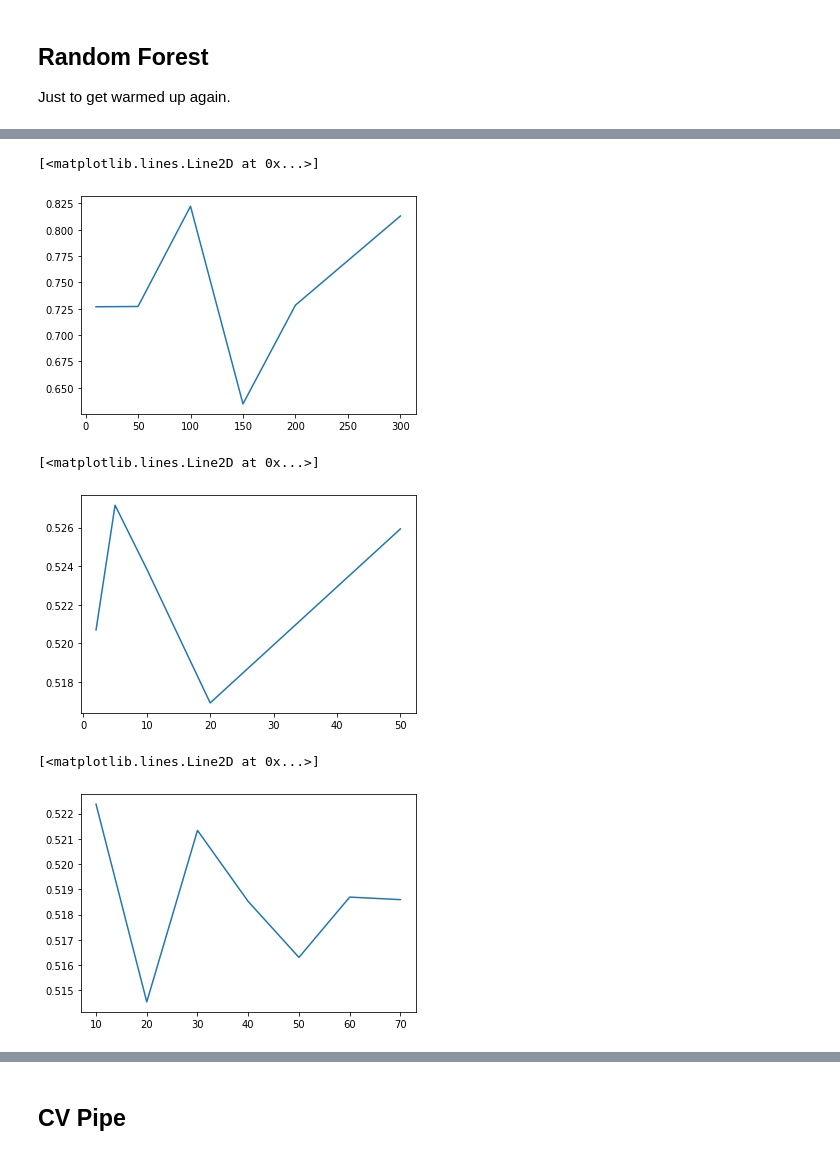
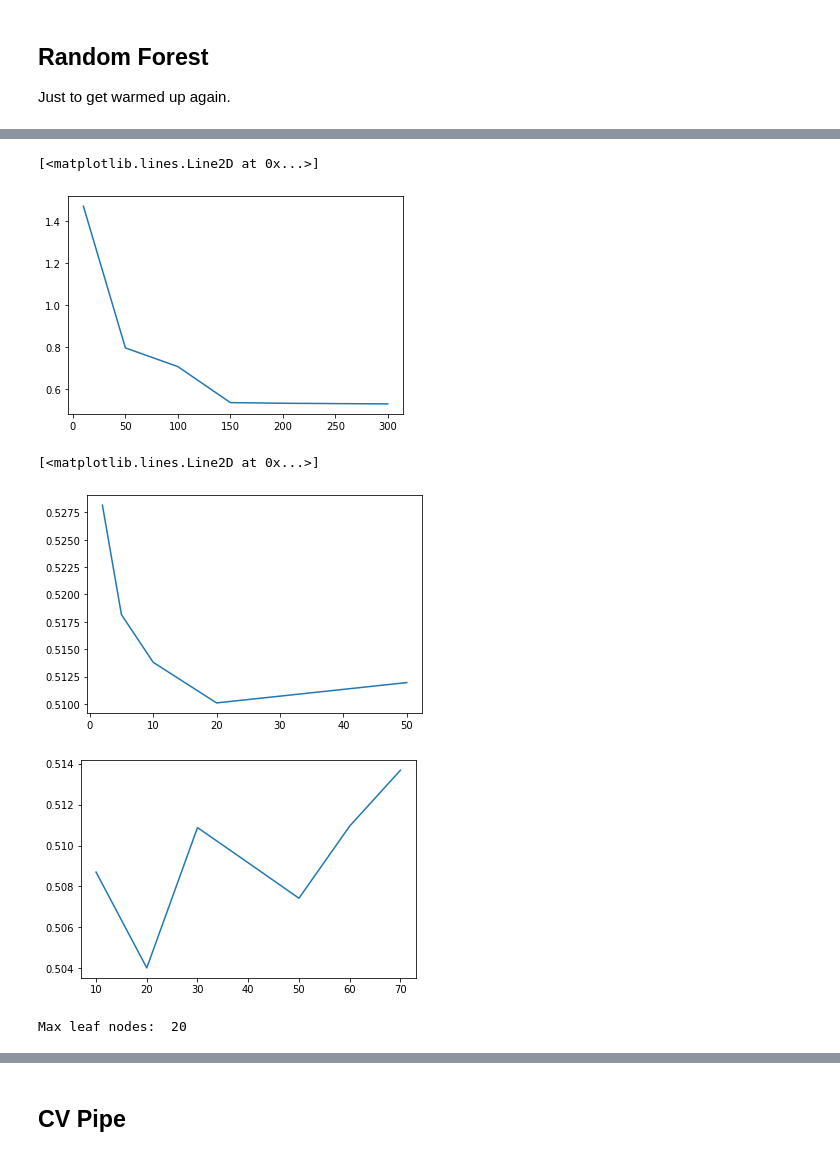
Before and after one commit to MatanFreedman/kaggle-march-madness-2021, a Jupyter notebook: notebooks/0.1-model-building.ipynb, the cells around one changed output, grey strips where cells are left out. Drawn from its saved outputs; the diff is of its cells as text; code cells hidden in the pictures.

```diff
--- a/notebooks/0.1-model-building.ipynb
+++ b/notebooks/0.1-model-building.ipynb
@@ -137,3 +18,0 @@ T2_season_stats.columns.values[0] = 'Season'
-# %%
-tourney_data = tourney_data_og[['Season', 'DayNum', 'T1_TeamID', 'T1_Score', 'T2_TeamID' ,'T2_Score']]
-tourney_data.head()
@@ -151,5 +18,0 @@ tourney_data.shape
-# %%
-# combine:
-tourney_data = pd.merge(tourney_data_og, T1_season_stats, on=['Season', 'T1_TeamID'], how='left')
-tourney_data = pd.merge(tourney_data, T2_season_stats, on=['Season', 'T2_TeamID'], how='left')
-tourney_data.head()
@@ -179,5 +18,0 @@ last14_days_T2 = last14_days_T2.groupby(['Season', 'T2_TeamID'])['win'].mean().r
-# %%
-# add to tourney data:
-tourney_data = pd.merge(tourney_data, last14_days_T1, on=['Season', 'T1_TeamID'], how='left')
-tourney_data = pd.merge(tourney_data, last14_days_T2, on=['Season', 'T2_TeamID'], how='left')
-tourney_data.head()
@@ -198,15 +18,0 @@ tourney_data.shape
-# %%
-seeds['seed'] = seeds['Seed'].apply(lambda x: int(x[1:3]))
-
-seeds_T1 = seeds[['Season', 'seed', 'TeamID']].copy()
-seeds_T2 = seeds[['Season', 'seed', 'TeamID']].copy()
-
-seeds_T1.columns = ['Season', 'T1_seed', 'T1_TeamID']
-seeds_T2.columns = ['Season', 'T2_seed', 'T2_TeamID']
-
-
-tourney_data = pd.merge(tourney_data, seeds_T1, on=['Season', 'T1_TeamID'], how='left')
-tourney_data = pd.merge(tourney_data, seeds_T2, on=['Season', 'T2_TeamID'], how='left')
-
-# seed diff:
-tourney_data['SeedDiff'] = tourney_data['T1_seed'] - tourney_data['T2_seed']
@@ -386,29 +94,30 @@ validation r^2:  0.26330025252525247
 # %%
 n_trees = [10, 50, 100, 150, 200, 300]
 val_log_loss = []
 for n in n_trees:
     model = RandomForestRegressor(
-        n_estimators=100, n_jobs=-1, oob_score=True,
+        n_estimators=n, n_jobs=-1, oob_score=True, random_state=random_state
     )
     model.fit(X_train, y_train)
     val_log_loss.append(log_loss(y_val, model.predict(X_val)))
 
 plt.plot(n_trees, val_log_loss)
 # %% [output]
 [<matplotlib.lines.Line2D at 0x...>]
-[figure, old version]
+[figure, new version]
 # %%
 params = dict(
-    n_estimators=100,
-    min_samples_leaf=20,
+    n_jobs=-1,
+    oob_score=True,
+    n_estimators=150,
 )
 
 min_samples_leaf = [2, 5, 10, 20, 50]
 val_log_loss = []
 for msl in min_samples_leaf:
     model = RandomForestRegressor(
-        n_estimators=100, n_jobs=-1, oob_score=True,
-        min_samples_leaf=msl
+        min_samples_leaf=msl,
+        **params
     )
     model.fit(X_train, y_train)
     val_log_loss.append(log_loss(y_val, model.predict(X_val)))
@@ -416,4 +125,4 @@ for msl in min_samples_leaf:
 plt.plot(min_samples_leaf, val_log_loss)
 # %% [output]
 [<matplotlib.lines.Line2D at 0x...>]
-[figure, old version]
+[figure, new version]
@@ -420,21 +132,21 @@ plt.plot(min_samples_leaf, val_log_loss)
 # %%
-params = dict(
-    n_estimators=100,
-    min_samples_leaf=20,
-)
-
 max_leaf_nodes = [10, 20, 30, 40, 50, 60, 70]
 
 val_log_loss = []
 for m in max_leaf_nodes:
     model = RandomForestRegressor(
-     n_jobs=-1, oob_score=True, max_leaf_nodes=m, **params
+     max_leaf_nodes=m, **params
     )
     model.fit(X_train, y_train)
     val_log_loss.append(log_loss(y_val, model.predict(X_val)))
 
 plt.plot(max_leaf_nodes, val_log_loss)
+val, idx = min((val, idx) for (idx, val) in enumerate(val_log_loss))
 # %% [output]
-[<matplotlib.lines.Line2D at 0x...>]
-[figure, old version]
+[figure, new version]
+# %%
+params['max_leaf_nodes'] = max_leaf_nodes[idx]
+print("Max leaf nodes: ", max_leaf_nodes[idx])
+# %% [output]
+Max leaf nodes:  20
 # %%
```
Also changed, not shown: parts of 38 cells of this notebook, 2 other files.
